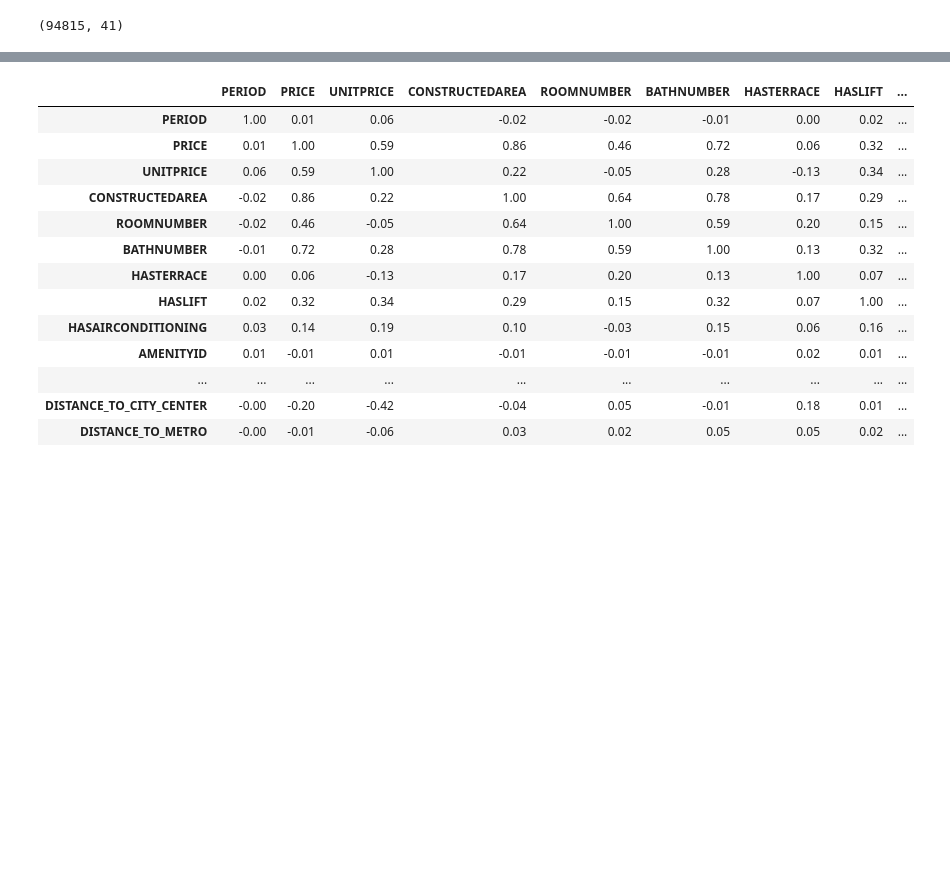
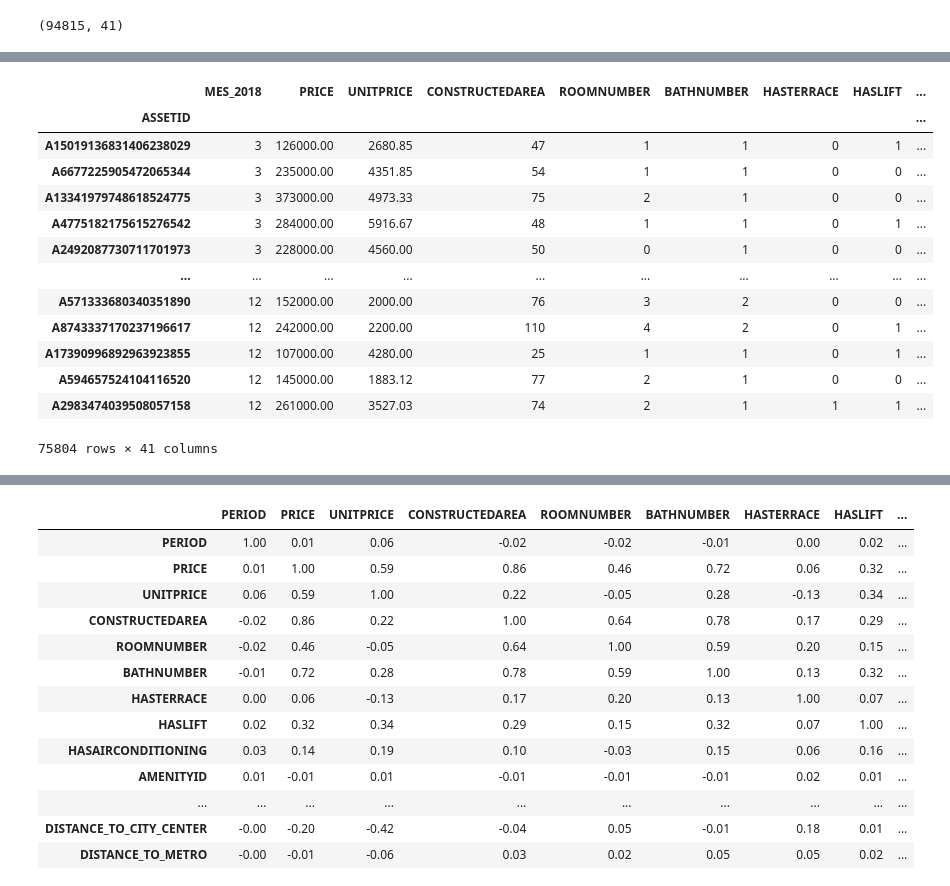
Before and after one commit to OscarFraile/EVOLVE, a Jupyter notebook: Raul_Navas_Estadistica/Notebooks/Practicas/Madrid_Sales.ipynb, the cells around one changed output, grey strips where cells are left out. Cells and saved outputs as stored; diff of their text form; code cells hidden in the pictures; blank space fills up the shorter version.

```diff
--- a/Raul_Navas_Estadistica/Notebooks/Practicas/Madrid_Sales.ipynb
+++ b/Raul_Navas_Estadistica/Notebooks/Practicas/Madrid_Sales.ipynb
@@ -127,0 +338,32 @@ df.head()
+# %%
+def crear_columna_imputacion(dataframe, columna):
+    """
+    Crea la columna CONSTRUCTIONYEAR_IMPUT:
+    1 = Dato informado originalmente
+    0 = Dato nulo (NaN)
+    """
+    nombre_nueva_col = f"{columna}_IMPUT"
+
+    # .notna() nos dará True si el registro está informado, False si es NaN
+    # .astype(int) lo convierte en 1 y 0 respectivamente
+    dataframe[nombre_nueva_col] = dataframe[columna].notna().astype(int)
+
+    return dataframe
+
+df = crear_columna_imputacion(df, 'CONSTRUCTIONYEAR')
+df
+# %% [output]
+|  | MES_2018 | PRICE | UNITPRICE | CONSTRUCTEDAREA | ROOMNUMBER | BATHNUMBER | HASTERRACE | HASLIFT | ... |
+| ASSETID |  |  |  |  |  |  |  |  | ... |
+| A15019136831406238029 | 3 | 126000.00 | 2680.85 | 47 | 1 | 1 | 0 | 1 | ... |
+| A6677225905472065344 | 3 | 235000.00 | 4351.85 | 54 | 1 | 1 | 0 | 0 | ... |
+| A13341979748618524775 | 3 | 373000.00 | 4973.33 | 75 | 2 | 1 | 0 | 0 | ... |
+| A4775182175615276542 | 3 | 284000.00 | 5916.67 | 48 | 1 | 1 | 0 | 1 | ... |
+| A2492087730711701973 | 3 | 228000.00 | 4560.00 | 50 | 0 | 1 | 0 | 0 | ... |
+| ... | ... | ... | ... | ... | ... | ... | ... | ... | ... |
+| A571333680340351890 | 12 | 152000.00 | 2000.00 | 76 | 3 | 2 | 0 | 0 | ... |
+| A8743337170237196617 | 12 | 242000.00 | 2200.00 | 110 | 4 | 2 | 0 | 1 | ... |
+| A17390996892963923855 | 12 | 107000.00 | 4280.00 | 25 | 1 | 1 | 0 | 1 | ... |
+| A594657524104116520 | 12 | 145000.00 | 1883.12 | 77 | 2 | 1 | 0 | 0 | ... |
+| A2983474039508057158 | 12 | 261000.00 | 3527.03 | 74 | 2 | 1 | 1 | 1 | ... |
+75804 rows × 41 columns
```
Also changed, not shown: parts of 29 cells of this notebook, 2 other files.
